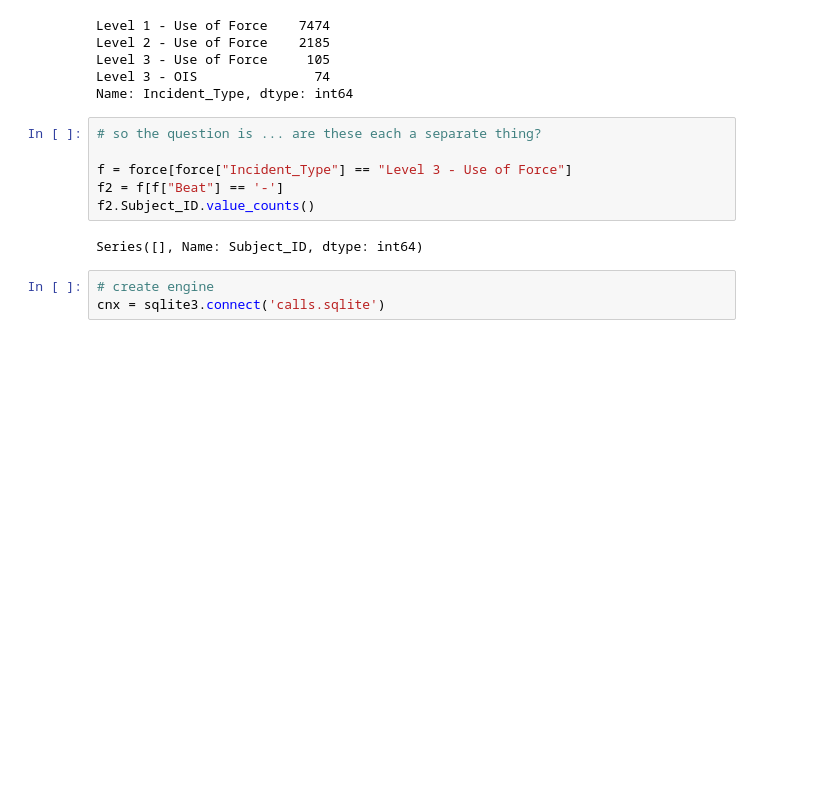
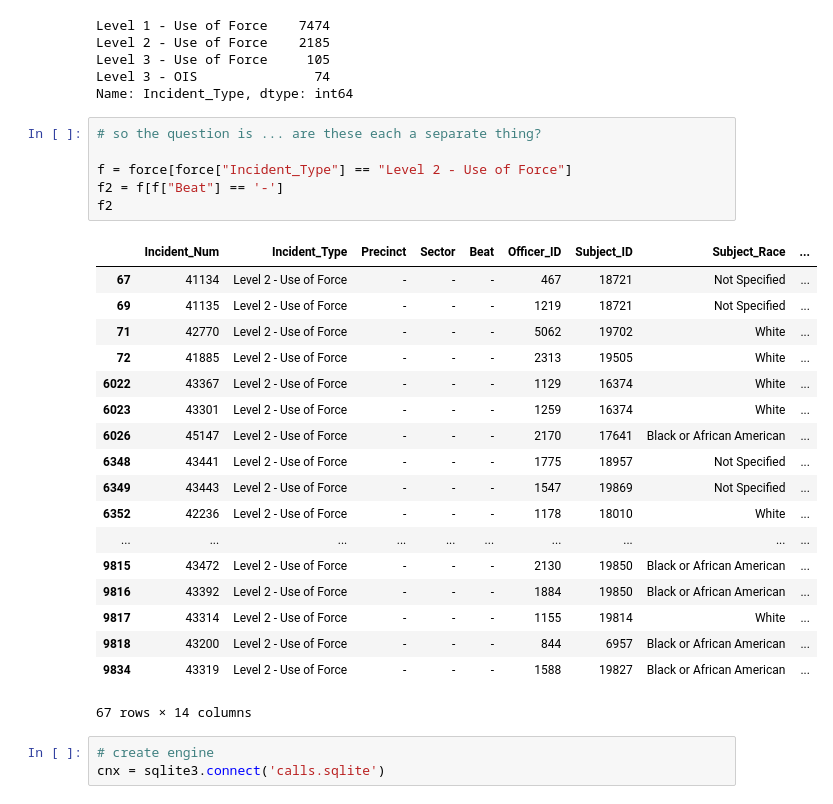
Before and after one commit to SarahMBurgart/use-of-force, a Jupyter notebook: EDA.ipynb, the cells around one changed output. Saved outputs shown, nothing was run; the diff lists cells and outputs as text; blank space fills up the shorter version.

```diff
--- a/EDA.ipynb
+++ b/EDA.ipynb
@@ -119,11 +119,28 @@ Name: Incident_Type, dtype: int64
 # %%
 # so the question is ... are these each a separate thing?
 
-f = force[force["Incident_Type"] == "Level 3 - Use of Force"]
+f = force[force["Incident_Type"] == "Level 2 - Use of Force"]
 f2 = f[f["Beat"] == '-']
-f2.Subject_ID.value_counts()
+f2
 # %% [output]
+|  | Incident_Num | Incident_Type | Precinct | Sector | Beat | Officer_ID | Subject_ID | Subject_Race | ... |
+| 67 | 41134 | Level 2 - Use of Force | - | - | - | 467 | 18721 | Not Specified | ... |
+| 69 | 41135 | Level 2 - Use of Force | - | - | - | 1219 | 18721 | Not Specified | ... |
+| 71 | 42770 | Level 2 - Use of Force | - | - | - | 5062 | 19702 | White | ... |
+| 72 | 41885 | Level 2 - Use of Force | - | - | - | 2313 | 19505 | White | ... |
+| 6022 | 43367 | Level 2 - Use of Force | - | - | - | 1129 | 16374 | White | ... |
+| 6023 | 43301 | Level 2 - Use of Force | - | - | - | 1259 | 16374 | White | ... |
+| 6026 | 45147 | Level 2 - Use of Force | - | - | - | 2170 | 17641 | Black or African American | ... |
+| 6348 | 43441 | Level 2 - Use of Force | - | - | - | 1775 | 18957 | Not Specified | ... |
+| 6349 | 43443 | Level 2 - Use of Force | - | - | - | 1547 | 19869 | Not Specified | ... |
+| 6352 | 42236 | Level 2 - Use of Force | - | - | - | 1178 | 18010 | White | ... |
+| ... | ... | ... | ... | ... | ... | ... | ... | ... | ... |
+| 9815 | 43472 | Level 2 - Use of Force | - | - | - | 2130 | 19850 | Black or African American | ... |
+| 9816 | 43392 | Level 2 - Use of Force | - | - | - | 1884 | 19850 | Black or African American | ... |
+| 9817 | 43314 | Level 2 - Use of Force | - | - | - | 1155 | 19814 | White | ... |
+| 9818 | 43200 | Level 2 - Use of Force | - | - | - | 844 | 6957 | Black or African American | ... |
+| 9834 | 43319 | Level 2 - Use of Force | - | - | - | 1588 | 19827 | Black or African American | ... |
-Series([], Name: Subject_ID, dtype: int64)
+67 rows × 14 columns
 # %%
 # create engine
 cnx = sqlite3.connect('calls.sqlite')
```
Also changed, not shown: parts of 4 cells of this notebook.
